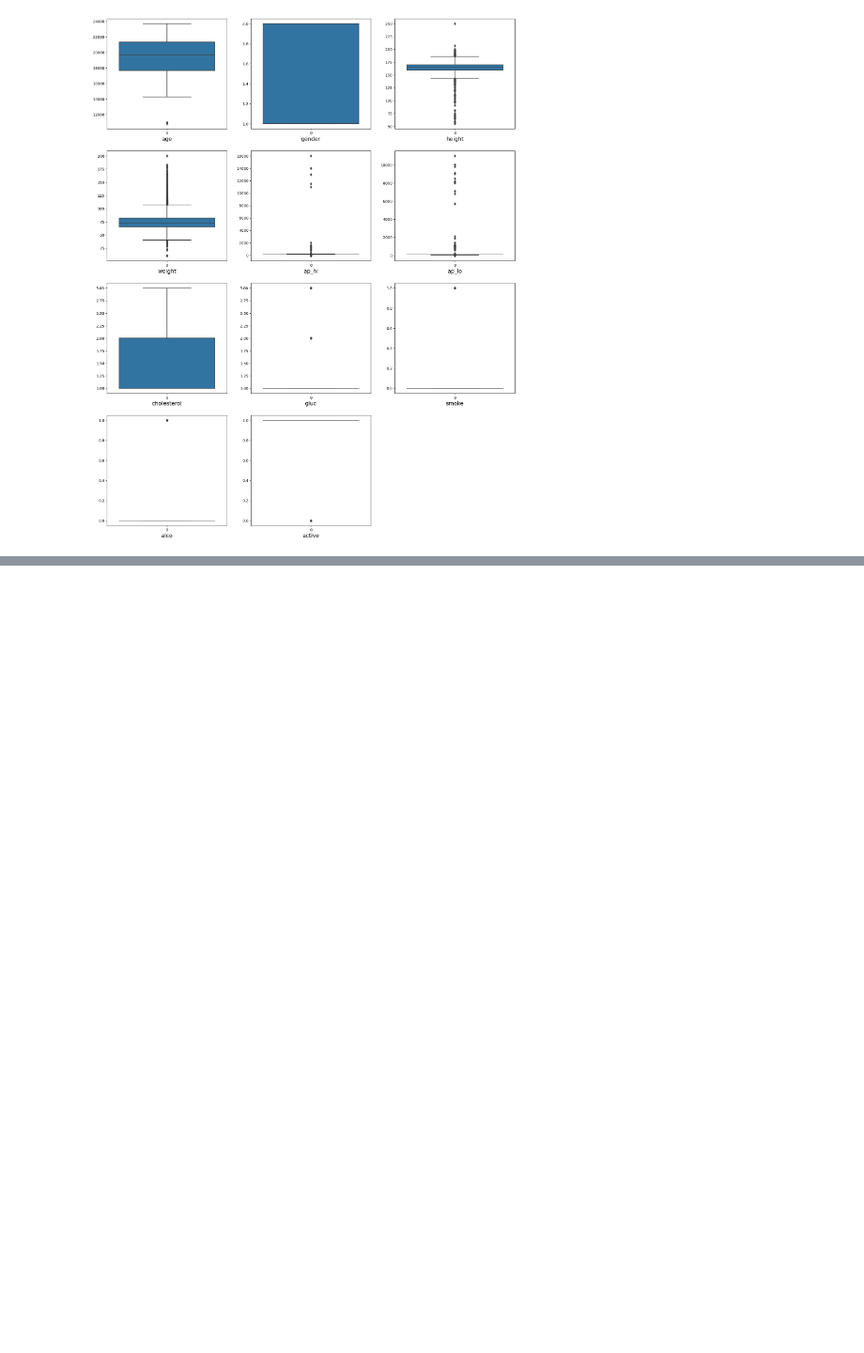
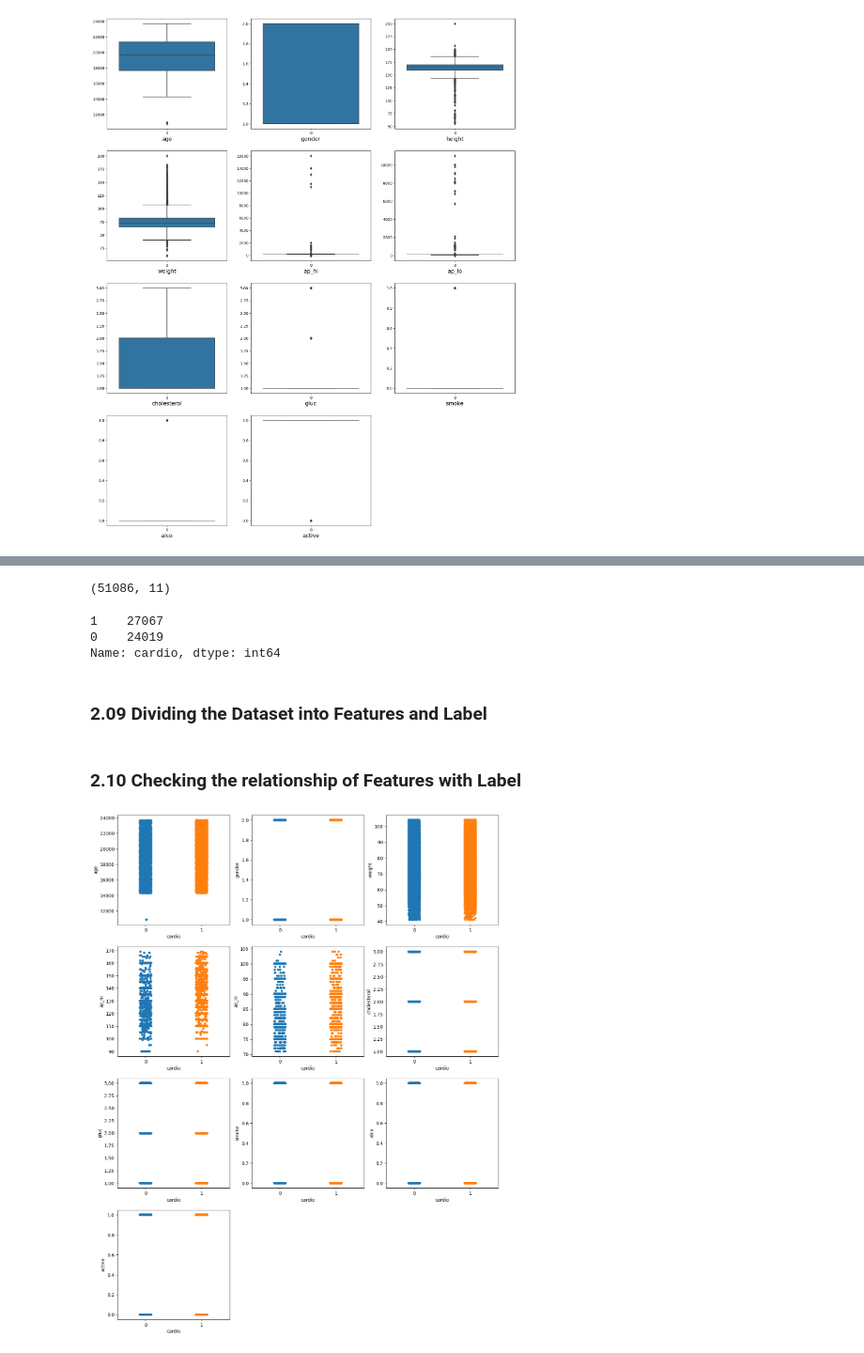
Before and after one commit to bacchianc/CardiovascularDiseaseDetection_Project, a Jupyter notebook: Classification_Basheer.ipynb, the cells around one changed output, grey strips where cells are left out. Shown at 94% size. Drawn from its saved outputs; the diff is of its cells as text; code cells hidden in the pictures; blank space fills up the shorter version.

```diff
--- a/Classification_Basheer.ipynb
+++ b/Classification_Basheer.ipynb
@@ -91,0 +255,35 @@ plt.show()
+# %%
+cardio_train=cardio_train_next
+# %%
+cardio_train.shape
+# %% [output]
+(51086, 11)
+# %%
+#Lets check for dataset balance again
+cardio_train.cardio.value_counts()
+# %% [output]
+1    27067
+0    24019
+Name: cardio, dtype: int64
+# %% [markdown]
+### 2.09 Dividing the Dataset into Features and Label
+# %%
+#Lets separate the label column 'cardio' from the dataset and store in X, also create label dataset
+
+X=cardio_train.drop(columns=['cardio'])
+y=cardio_train['cardio']
+# %% [markdown]
+### 2.10 Checking the relationship of Features with Label
+# %%
+# let's see how features are related to label
+plt.figure(figsize=(15,20))
+plotnumber = 1
+
+for column in X:
+    if plotnumber<=12 :
+        ax = plt.subplot(4,3,plotnumber)
+        sns.stripplot(y,X[column])
+    plotnumber+=1
+plt.show()
+# %% [output]
+[figure, added]
```
Also changed, not shown: parts of 79 cells of this notebook.
